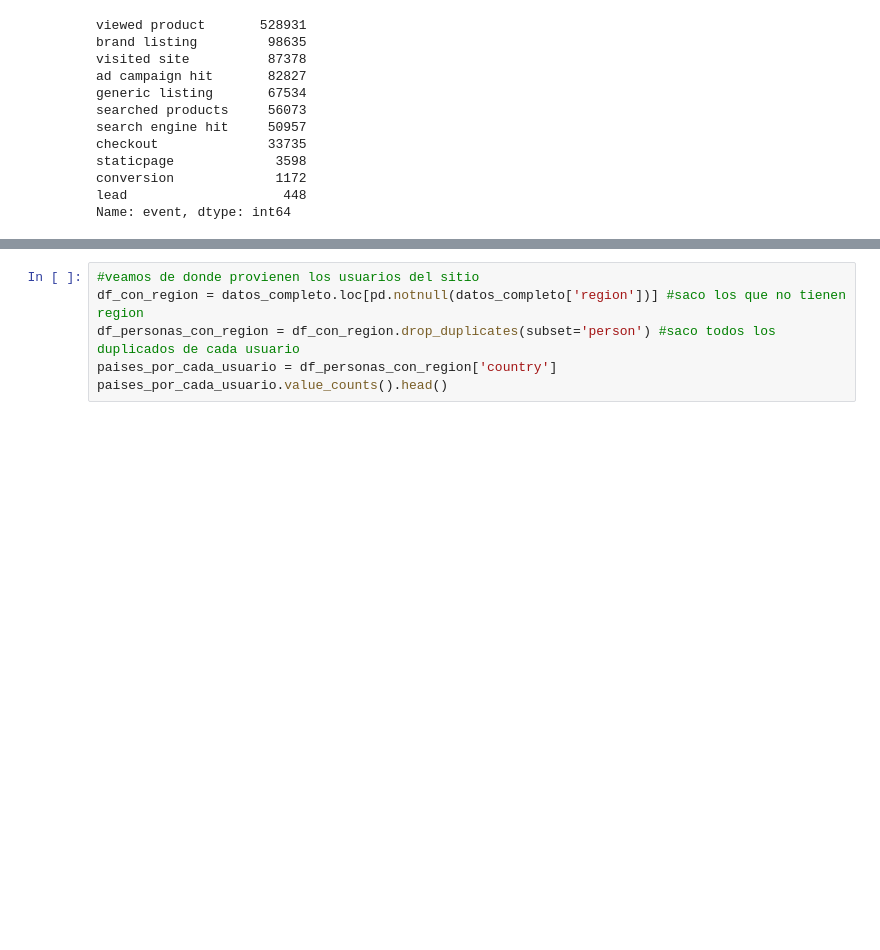
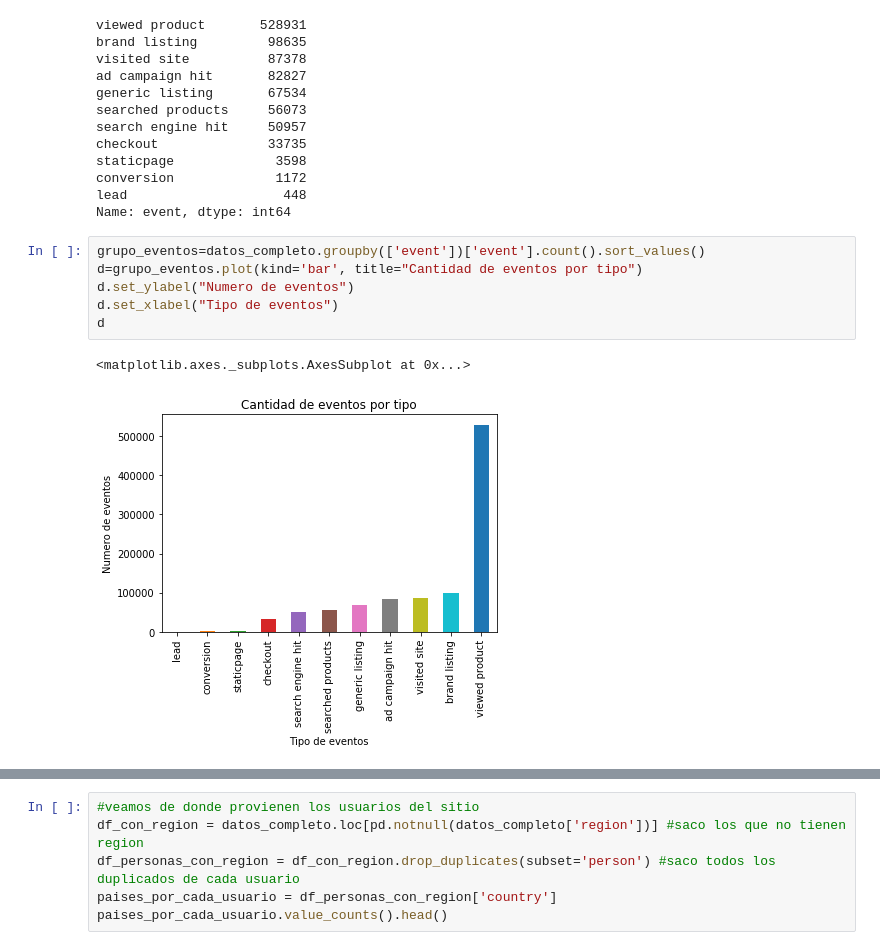
Before and after one commit to IgnacioKomar/OrganizacionDeDatos, a Jupyter notebook: TP1.ipynb, the cells around one changed output, grey strips where cells are left out. Saved outputs shown, nothing was run; the diff lists cells and outputs as text; blank space fills up the shorter version.

```diff
--- a/TP1.ipynb
+++ b/TP1.ipynb
@@ -45,3 +45,12 @@ staticpage             3598
 conversion             1172
 lead                    448
 Name: event, dtype: int64
+# %%
+grupo_eventos=datos_completo.groupby(['event'])['event'].count().sort_values()
+d=grupo_eventos.plot(kind='bar', title="Cantidad de eventos por tipo")
+d.set_ylabel("Numero de eventos")
+d.set_xlabel("Tipo de eventos")
+d
+# %% [output]
+<matplotlib.axes._subplots.AxesSubplot at 0x...>
+[figure, added]
```
Also changed, not shown: parts of 1 cell of this notebook.
